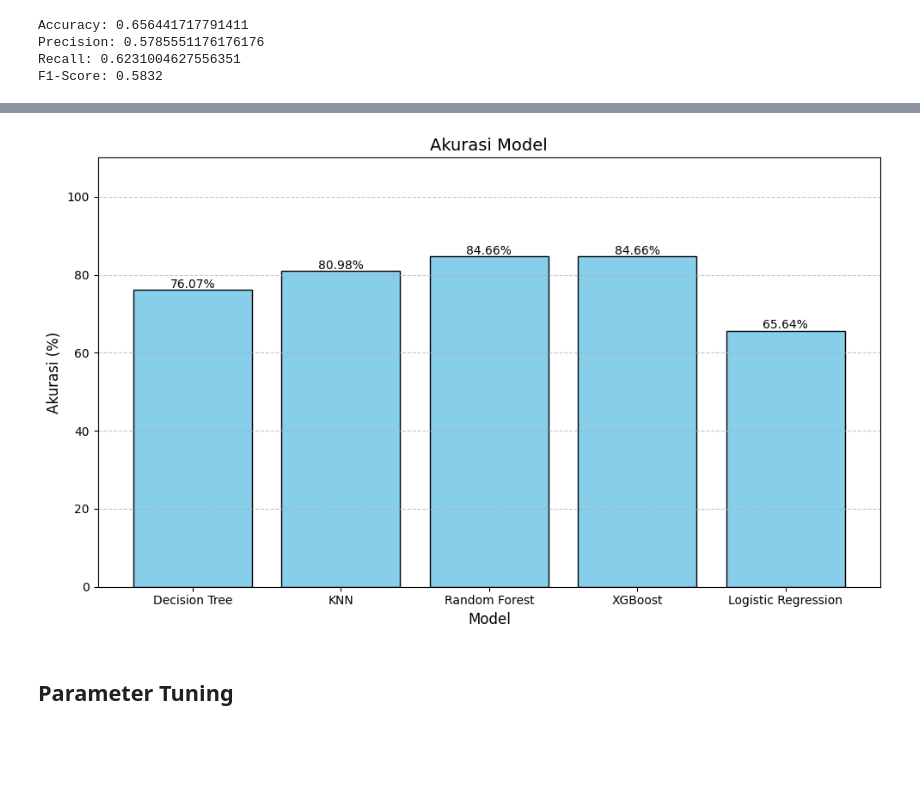
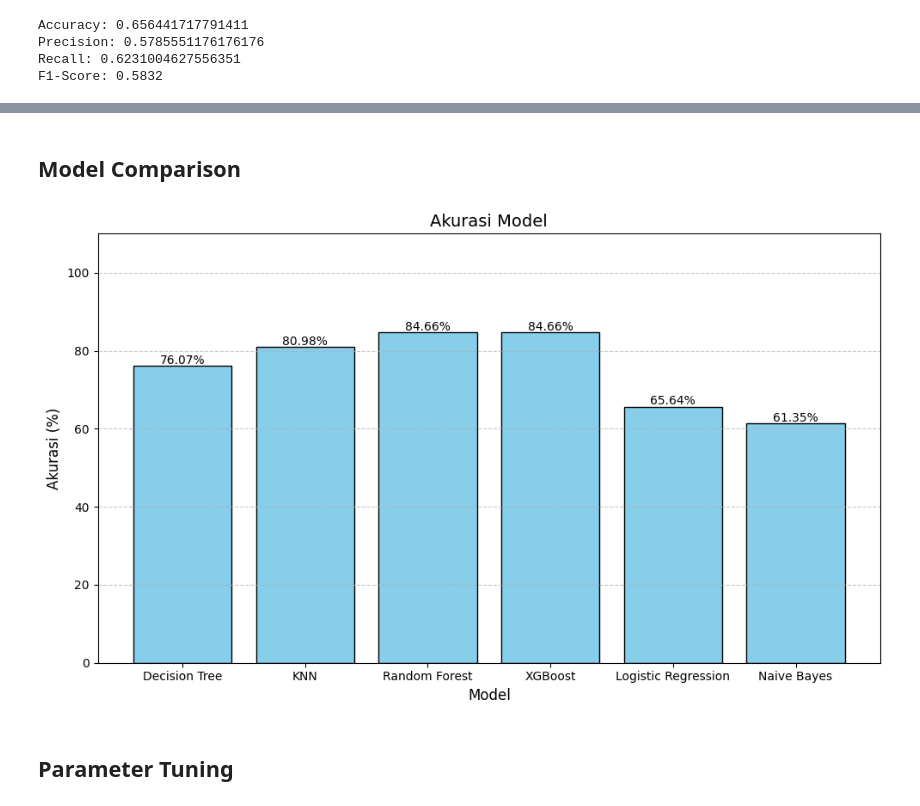
Before and after one commit to nabhylanr/ML-NutriScore, a Jupyter notebook: FP_ML_2.ipynb, the cells around one changed output, grey strips where cells are left out. Saved outputs shown, nothing was run; the diff lists cells and outputs as text; code cells hidden in the pictures; blank space fills up the shorter version.

Commit message:
add feature selection

```diff
--- a/FP_ML_2.ipynb
+++ b/FP_ML_2.ipynb
@@ -488,0 +523,27 @@ F1-Score: 0.5832
+# %%
+selector = SelectKBest(score_func=f_classif, k=5)
+X_train_selected = selector.fit_transform(X_train_filtered, y_train_filtered)
+X_test_selected = selector.transform(X_test_scaled)
+# %%
+smote = SMOTE(random_state=42)
+X_train_balanced, y_train_balanced = smote.fit_resample(X_train_selected, y_train_filtered)
+# %%
+nb_model = GaussianNB()
+nb_model.fit(X_train_balanced, y_train_balanced)
+
+y_pred_nb = nb_model.predict(X_test_selected)
+# %%
+
+nb_accuracy = round(accuracy_score(y_test, y_pred_nb), 4) * 100
+precision = precision_score(y_test, y_pred_nb, average='macro')
+recall = recall_score(y_test, y_pred_nb, average='macro')
+f1 = f1_score(y_test, y_pred_nb, average='macro')
+
+print(f"Akurasi Model: {nb_accuracy}%")
+print(f"Precision: {precision}")
+print(f"Recall: {recall}")
+print(f"F1-Score: {f1:.4f}")
+
+
+print("\nClassification Report:\n")
+print(classification_report(y_test, y_pred_nb))
@@ -489,26 +579,29 @@ F1-Score: 0.5832
+# %% [markdown]
+Model Comparison
+---
 # %%
 import matplotlib.pyplot as plt
 
-model_names = ['Decision Tree', 'KNN', 'Random Forest', 'XGBoost', 'Logistic Regression']
-model_accuracies = [dt_accuracy, knn_accuracy, rf_accuracy, xgb_accuracy, logreg_accuracy]
+model_names = ['Decision Tree', 'KNN', 'Random Forest', 'XGBoost', 'Logistic Regression','Naive Bayes']
+model_accuracies = [dt_accuracy, knn_accuracy, rf_accuracy, xgb_accuracy, logreg_accuracy, nb_accuracy]
 
 plt.figure(figsize=(10, 6))
 bars = plt.bar(model_names, model_accuracies, color='skyblue', edgecolor='black')
 
 for bar in bars:
     height = bar.get_height()
     plt.text(bar.get_x() + bar.get_width()/2, height + 0.5, f'{height:.2f}%', ha='center', fontsize=10)
 
 plt.title('Akurasi Model', fontsize=14)
 plt.xlabel('Model', fontsize=12)
 plt.ylabel('Akurasi (%)', fontsize=12)
 plt.ylim(0, 110)
 plt.grid(axis='y', linestyle='--', alpha=0.7)
 
 plt.tight_layout()
 plt.show()
 # %% [output]
-[figure, old version]
+[figure, new version]
 # %% [markdown]
 Parameter Tuning
 ---
```
Also changed, not shown: parts of 14 cells of this notebook, 1 other file.
